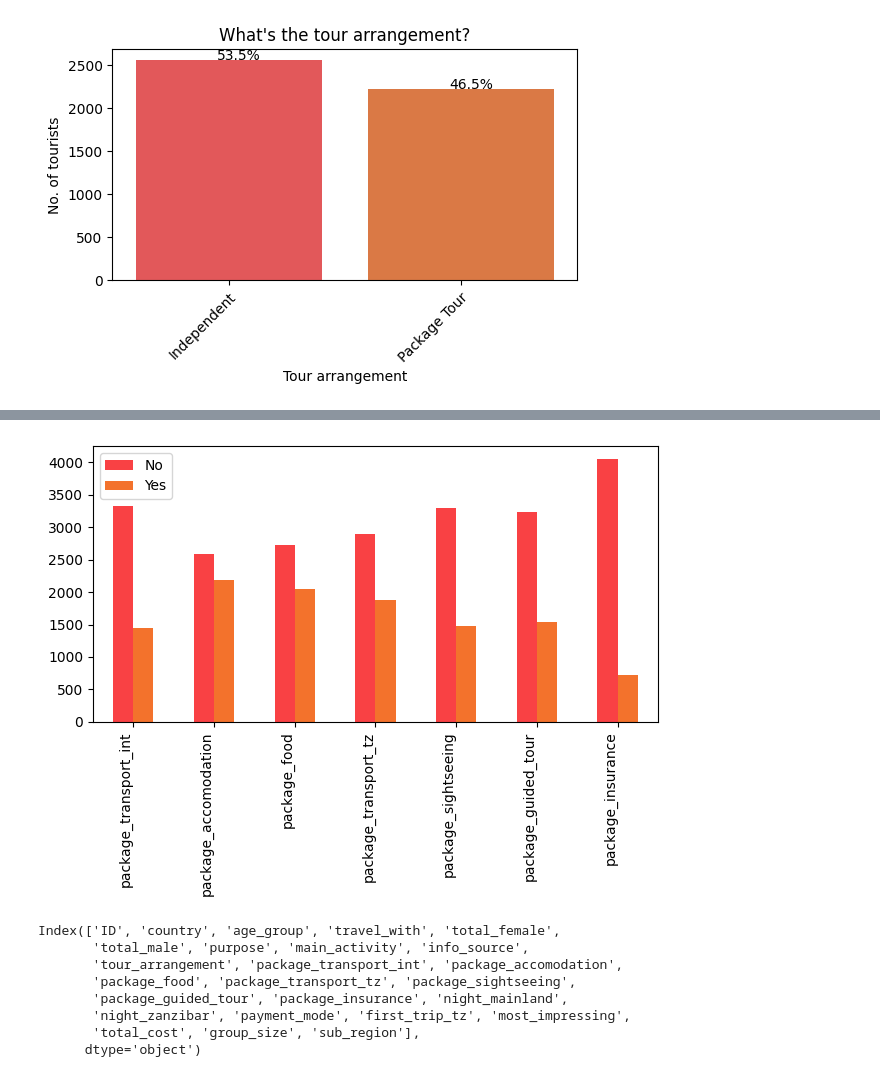
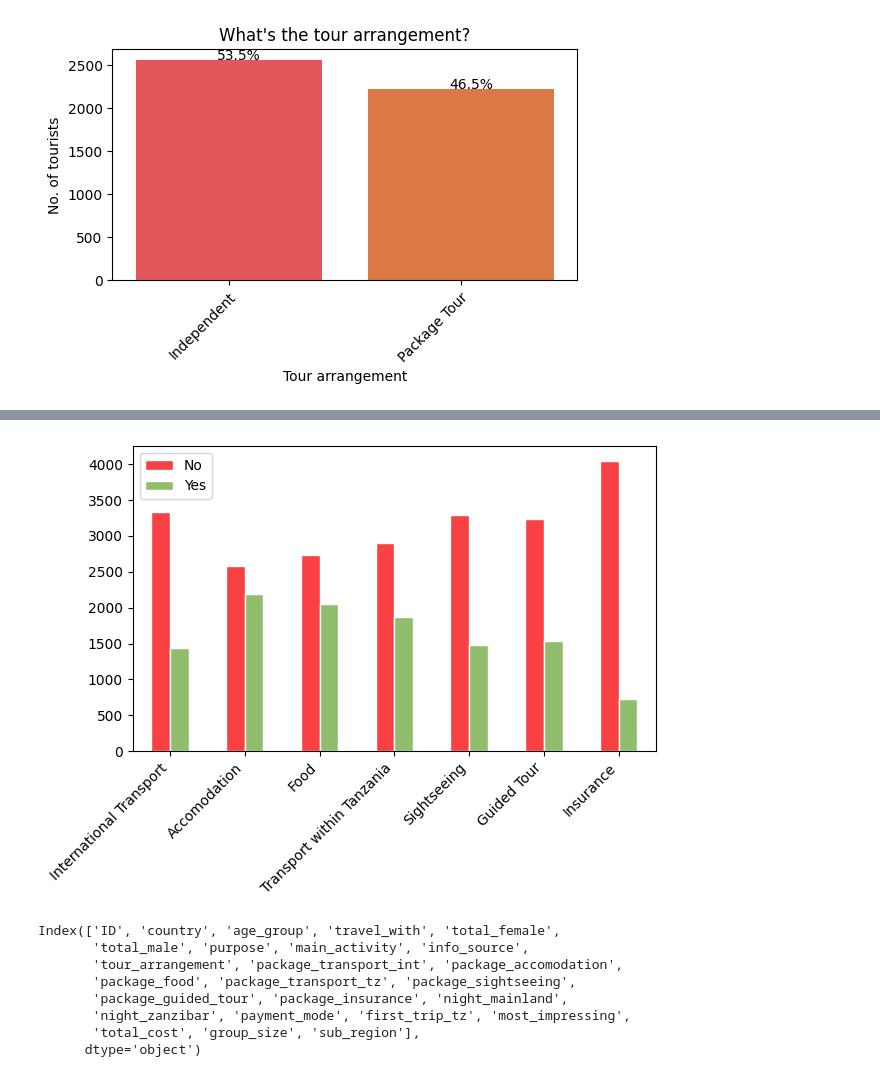
Before and after one commit to scheinmensch/Tanzania_Tourism_Prediction, a Jupyter notebook: EDA.ipynb, the cells around one changed output, grey strips where cells are left out. Drawn from its saved outputs; the diff is of its cells as text; code cells hidden in the pictures.

Commit message:
added more plots in EDA

```diff
--- a/EDA.ipynb
+++ b/EDA.ipynb
@@ -648,11 +630,16 @@ packages = TZA[['package_transport_int', 'package_accomodation',
 # %%
 packages_num = packages.apply(pd.value_counts).T
-ax=packages_num.plot.bar(color = {'Yes': "#f3722c", 'No':"#f94144"})
-ax.set_xticklabels(ax.get_xticklabels(), rotation=90, ha="right")
+ax=packages_num.plot.bar(color = {'Yes': "#90be6d", 'No':"#f94144"}, edgecolor='White')
+ax.set_xticklabels(['International Transport', 'Accomodation',
+       'Food', 'Transport within Tanzania', 'Sightseeing',
+       'Guided Tour', 'Insurance'], rotation=45, ha="right")
+#needs improvement
+# for col in packages_num.columns:
+#    plot_percentage_ver(ax, col)
 plt.tight_layout()
 plt.show();
 # %% [output]
-[figure, old version]
+[figure, new version]
 # %%
 TZA.columns
 # %% [output]
```
Also changed, not shown: parts of 2 cells of this notebook.
